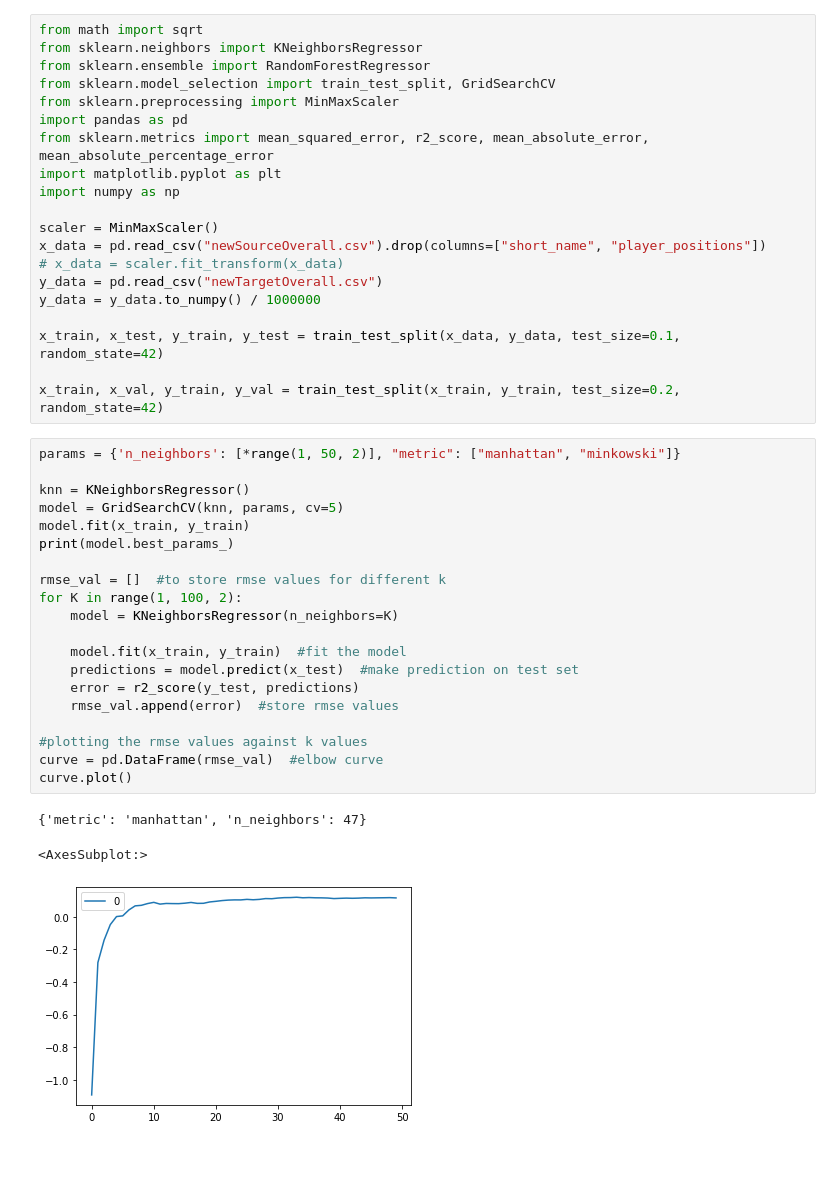
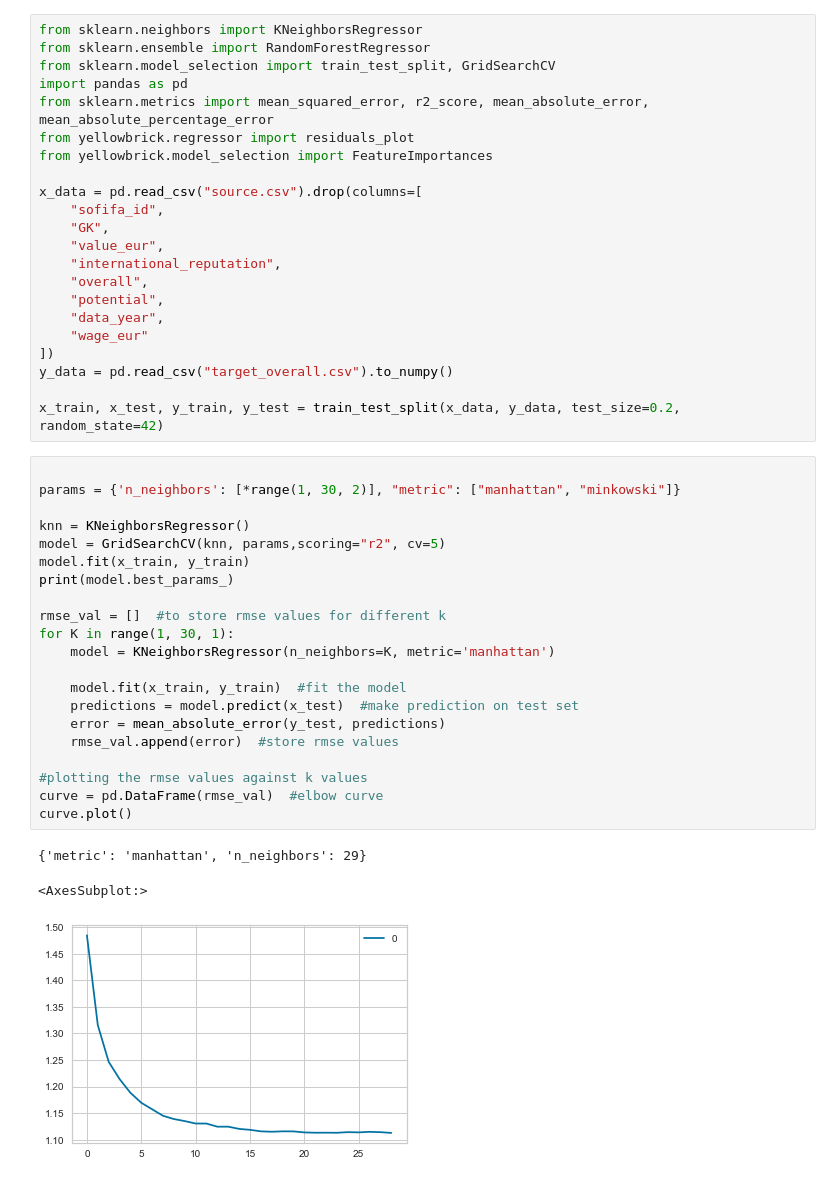
Before and after one commit to omer-kati/Fifa-predictions, a Jupyter notebook: testingModelsOverall.ipynb, the cells around one changed output. Drawn from its saved outputs; the diff is of its cells as text; blank space fills up the shorter version.

```diff
--- a/testingModelsOverall.ipynb
+++ b/testingModelsOverall.ipynb
@@ -1,44 +1,47 @@
 # %%
-from math import sqrt
 from sklearn.neighbors import KNeighborsRegressor
 from sklearn.ensemble import RandomForestRegressor
 from sklearn.model_selection import train_test_split, GridSearchCV
-from sklearn.preprocessing import MinMaxScaler
 import pandas as pd
 from sklearn.metrics import mean_squared_error, r2_score, mean_absolute_error, mean_absolute_percentage_error
-import matplotlib.pyplot as plt
-import numpy as np
+from yellowbrick.regressor import residuals_plot
+from yellowbrick.model_selection import FeatureImportances
 
-scaler = MinMaxScaler()
-x_data = pd.read_csv("newSourceOverall.csv").drop(columns=["short_name", "player_positions"])
-# x_data = scaler.fit_transform(x_data)
-y_data = pd.read_csv("newTargetOverall.csv")
-y_data = y_data.to_numpy() / 1000000
+x_data = pd.read_csv("source.csv").drop(columns=[
+    "sofifa_id",
+    "GK",
+    "value_eur",
+    "international_reputation",
+    "overall",
+    "potential",
+    "data_year",
+    "wage_eur"
+])
+y_data = pd.read_csv("target_overall.csv").to_numpy()
 
-x_train, x_test, y_train, y_test = train_test_split(x_data, y_data, test_size=0.1, random_state=42)
-
-x_train, x_val, y_train, y_val = train_test_split(x_train, y_train, test_size=0.2, random_state=42)
+x_train, x_test, y_train, y_test = train_test_split(x_data, y_data, test_size=0.2, random_state=42)
 # %%
-params = {'n_neighbors': [*range(1, 50, 2)], "metric": ["manhattan", "minkowski"]}
+
+params = {'n_neighbors': [*range(1, 30, 2)], "metric": ["manhattan", "minkowski"]}
 
 knn = KNeighborsRegressor()
-model = GridSearchCV(knn, params, cv=5)
+model = GridSearchCV(knn, params,scoring="r2", cv=5)
 model.fit(x_train, y_train)
 print(model.best_params_)
 
 rmse_val = []  #to store rmse values for different k
-for K in range(1, 100, 2):
-    model = KNeighborsRegressor(n_neighbors=K)
+for K in range(1, 30, 1):
+    model = KNeighborsRegressor(n_neighbors=K, metric='manhattan')
 
     model.fit(x_train, y_train)  #fit the model
     predictions = model.predict(x_test)  #make prediction on test set
-    error = r2_score(y_test, predictions)
+    error = mean_absolute_error(y_test, predictions)
     rmse_val.append(error)  #store rmse values
 
 #plotting the rmse values against k values
 curve = pd.DataFrame(rmse_val)  #elbow curve
 curve.plot()
 # %% [output]
-{'metric': 'manhattan', 'n_neighbors': 47}
+{'metric': 'manhattan', 'n_neighbors': 29}
 <AxesSubplot:>
-[figure, old version]
+[figure, new version]
```
Also changed, not shown: parts of 5 cells of this notebook, 40 other files.
